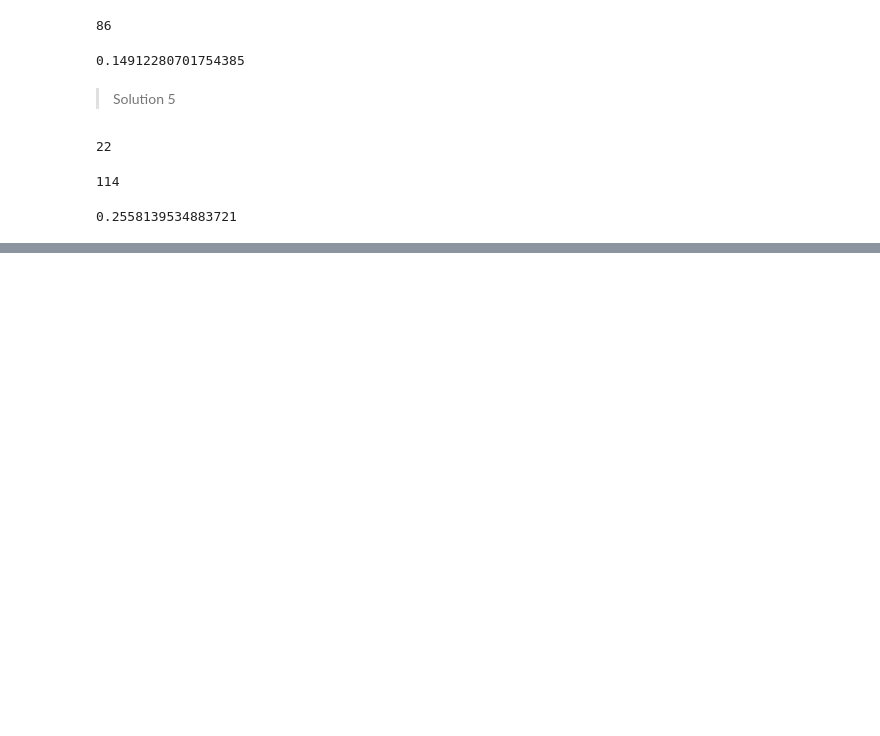
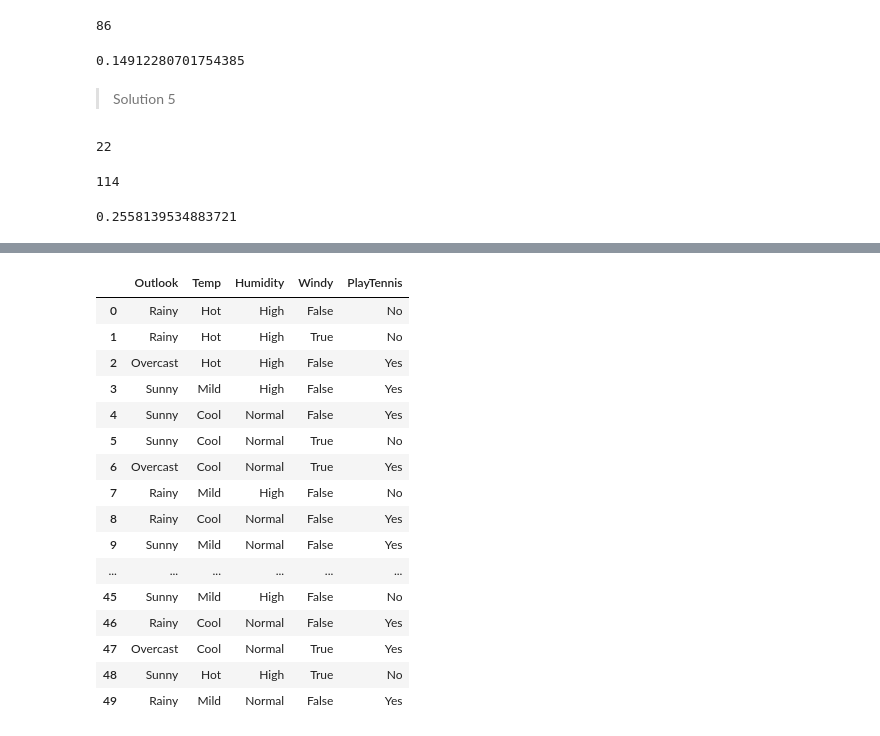
Before and after one commit to Lester-723/Data-Analytics-Projects-, a Jupyter notebook: Practice/Probability & Statistics practice.ipynb, the cells around one changed output, grey strips where cells are left out. Cells and saved outputs as stored; diff of their text form; code cells hidden in the pictures; blank space fills up the shorter version.

```diff
--- a/Practice/Probability & Statistics practice.ipynb
+++ b/Practice/Probability & Statistics practice.ipynb
@@ -279,0 +208,22 @@ If the feature of **Today** =
+# %%
+table_tennis_data = pd.read_excel("C:/Users/leste/OneDrive/Desktop/Microsoft VS Code/Github/Data-Analytics-Projects-/Data Files/play_tennis_bayes_with_explanation.xlsx" ,names = ['Outlook','Temp','Humidity','Windy','PlayTennis'])
+# %%
+table_tennis_data
+# %% [output]
+|  | Outlook | Temp | Humidity | Windy | PlayTennis |
+| 0 | Rainy | Hot | High | False | No |
+| 1 | Rainy | Hot | High | True | No |
+| 2 | Overcast | Hot | High | False | Yes |
+| 3 | Sunny | Mild | High | False | Yes |
+| 4 | Sunny | Cool | Normal | False | Yes |
+| 5 | Sunny | Cool | Normal | True | No |
+| 6 | Overcast | Cool | Normal | True | Yes |
+| 7 | Rainy | Mild | High | False | No |
+| 8 | Rainy | Cool | Normal | False | Yes |
+| 9 | Sunny | Mild | Normal | False | Yes |
+| ... | ... | ... | ... | ... | ... |
+| 45 | Sunny | Mild | High | False | No |
+| 46 | Rainy | Cool | Normal | False | Yes |
+| 47 | Overcast | Cool | Normal | True | Yes |
+| 48 | Sunny | Hot | High | True | No |
+| 49 | Rainy | Mild | Normal | False | Yes |
```
Also changed, not shown: parts of 19 cells of this notebook.
